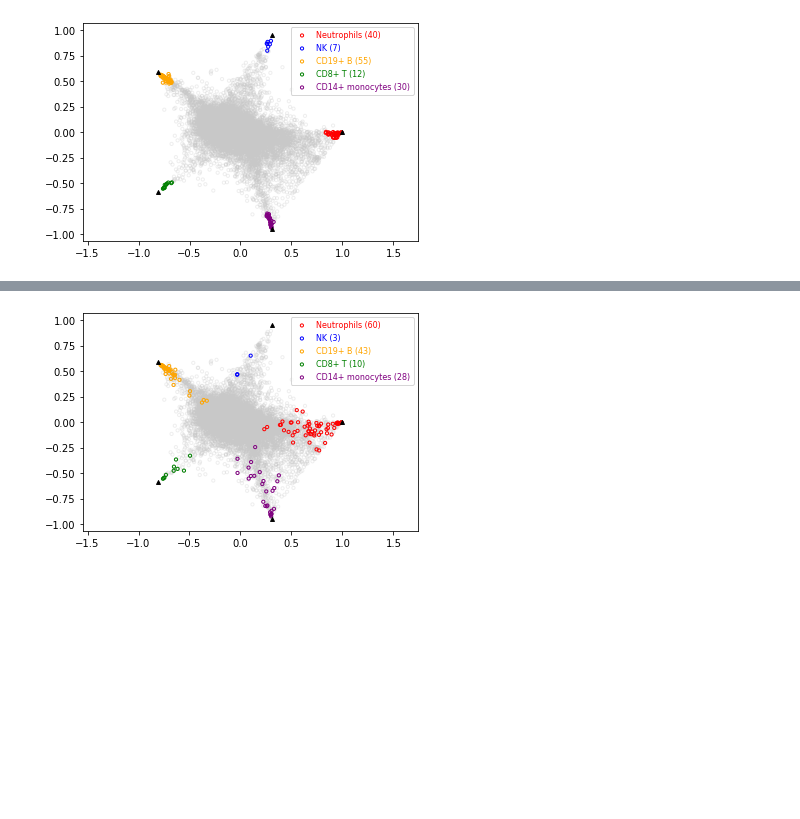
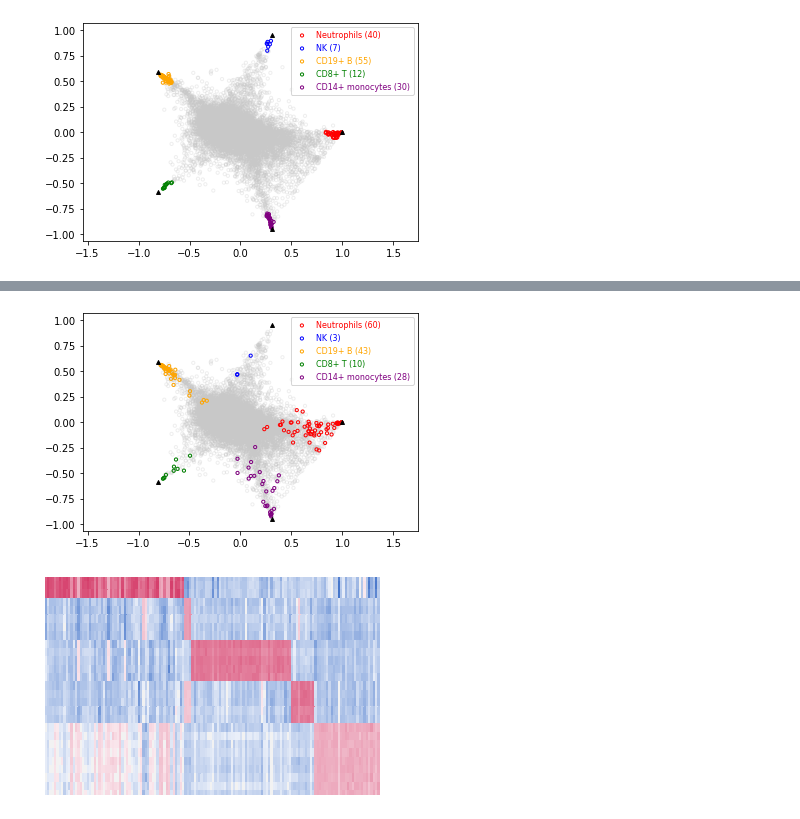
Before and after one commit to MintaYLu/COT, a Jupyter notebook: Example_GSE28490.ipynb, the cells around one changed output, grey strips where cells are left out. Cells and saved outputs as stored; diff of their text form; code cells hidden in the pictures; blank space fills up the shorter version.

```diff
--- a/Example_GSE28490.ipynb
+++ b/Example_GSE28490.ipynb
@@ -92,7 +99,9 @@ class OVO(COT):
     def generate_ovo_tstats(self):
         df_log = np.log2(self.df_raw)
 
-        mean = df_log.apply(lambda x: np.array([np.mean(x[col]) for col in self.subtypes.values()]), axis=1)
+        mean = df_log.apply(
+            lambda x: np.array([np.mean(x[col])
+                for col in self.subtypes.values()]), axis=1)
         var = df_log.apply(lambda x: np.array([np.var(x[col], ddof=1) for col in self.subtypes.values()]), axis=1)
         n = df_log.apply(lambda x: np.array([len(col) for col in self.subtypes.values()]), axis=1)
 
@@ -122,20 +131,23 @@ class OVO(COT):
         self.generate_ovo_tstats()
         self.obtain_subtype_markers(top=top)
         self.plot_simplex()
+        self.plot_heatmap()
 
         if not self.silent:
             print(f"OVO: pipeline completed.")
 # %%
 ## Run OVO
 
 ovo = OVO(df_raw=data, logarithmic_data=True, silent=True)
 ovo.generate_subtype_means(sampleType)
 ovo.generate_ovo_tstats()
 
 ovo.obtain_subtype_markers(top=144)
 ovo.plot_simplex()
+ovo.plot_heatmap()
 # %% [output]
 [figure]
+[figure, added]
 # %%
 ## or, use the OVO pipeline
 
```
Also changed, not shown: parts of 7 cells of this notebook, 1 other file.
